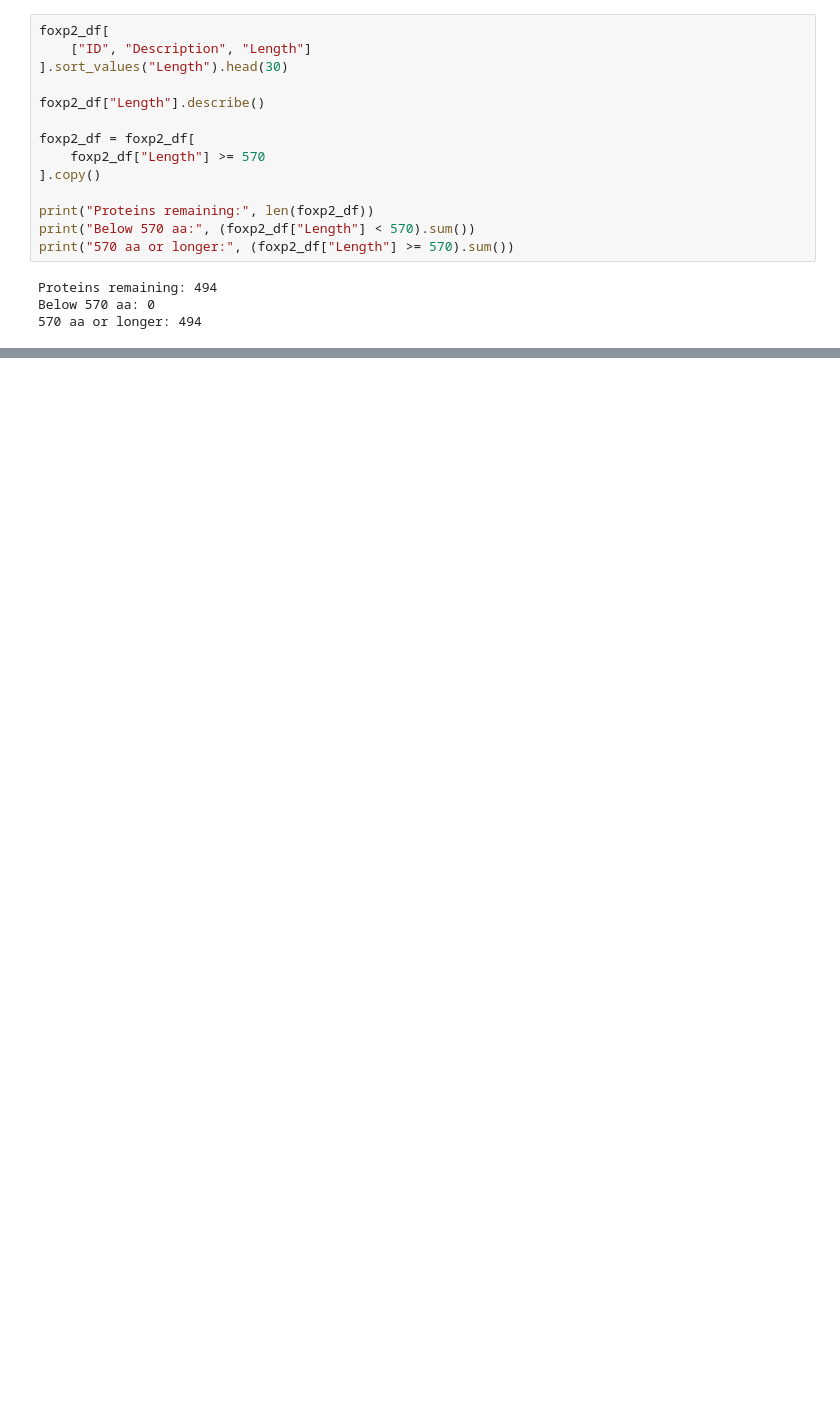
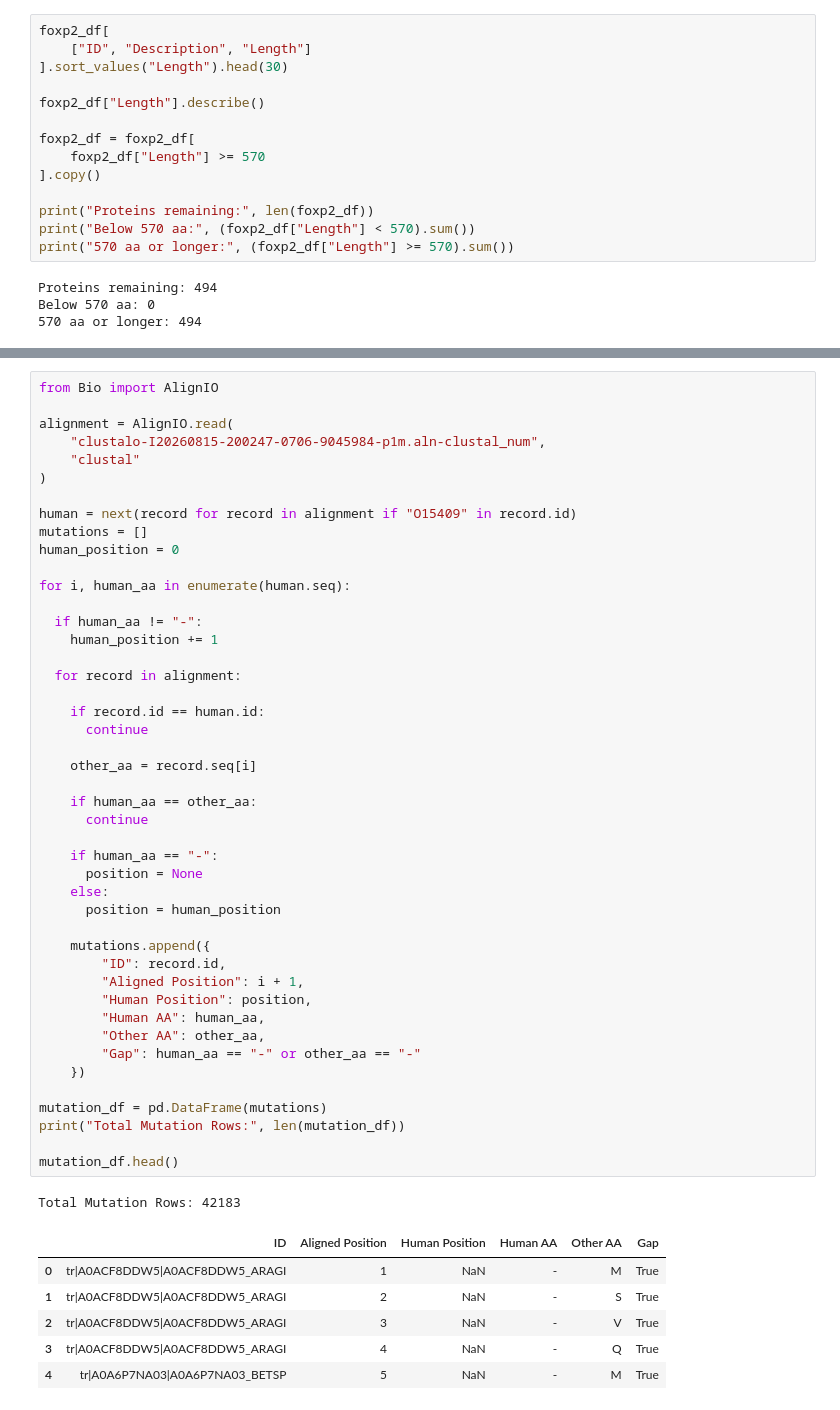
Before and after one commit to briskicedteaa/Filler-Name, a Jupyter notebook: FOXP2_analysis.ipynb, the cells around one changed output, grey strips where cells are left out. Cells and saved outputs as stored; diff of their text form; blank space fills up the shorter version.

Commit message:
Used AlignIO to compare every aligned protein to the human reference O15409.

```diff
--- a/FOXP2_analysis.ipynb
+++ b/FOXP2_analysis.ipynb
@@ -128,3 +127,56 @@ files.download("FOXP2.fasta")
 # %% [output]
 [interactive output not drawn]
 [interactive output not drawn]
+# %%
+from Bio import AlignIO
+
+alignment = AlignIO.read(
+    "clustalo-I20260815-200247-0706-9045984-p1m.aln-clustal_num",
+    "clustal"
+)
+
+human = next(record for record in alignment if "O15409" in record.id)
+mutations = []
+human_position = 0
+
+for i, human_aa in enumerate(human.seq):
+
+  if human_aa != "-":
+    human_position += 1
+
+  for record in alignment:
+
+    if record.id == human.id:
+      continue
+
+    other_aa = record.seq[i]
+
+    if human_aa == other_aa:
+      continue
+
+    if human_aa == "-":
+      position = None
+    else:
+      position = human_position
+
+    mutations.append({
+        "ID": record.id,
+        "Aligned Position": i + 1,
+        "Human Position": position,
+        "Human AA": human_aa,
+        "Other AA": other_aa,
+        "Gap": human_aa == "-" or other_aa == "-"
+    })
+
+mutation_df = pd.DataFrame(mutations)
+print("Total Mutation Rows:", len(mutation_df))
+
+mutation_df.head()
+# %% [output]
+Total Mutation Rows: 42183
+|  | ID | Aligned Position | Human Position | Human AA | Other AA | Gap |
+| 0 | tr|A0ACF8DDW5|A0ACF8DDW5_ARAGI | 1 | NaN | - | M | True |
+| 1 | tr|A0ACF8DDW5|A0ACF8DDW5_ARAGI | 2 | NaN | - | S | True |
+| 2 | tr|A0ACF8DDW5|A0ACF8DDW5_ARAGI | 3 | NaN | - | V | True |
+| 3 | tr|A0ACF8DDW5|A0ACF8DDW5_ARAGI | 4 | NaN | - | Q | True |
+| 4 | tr|A0A6P7NA03|A0A6P7NA03_BETSP | 5 | NaN | - | M | True |
```
Also changed, not shown: parts of 1 cell of this notebook.
